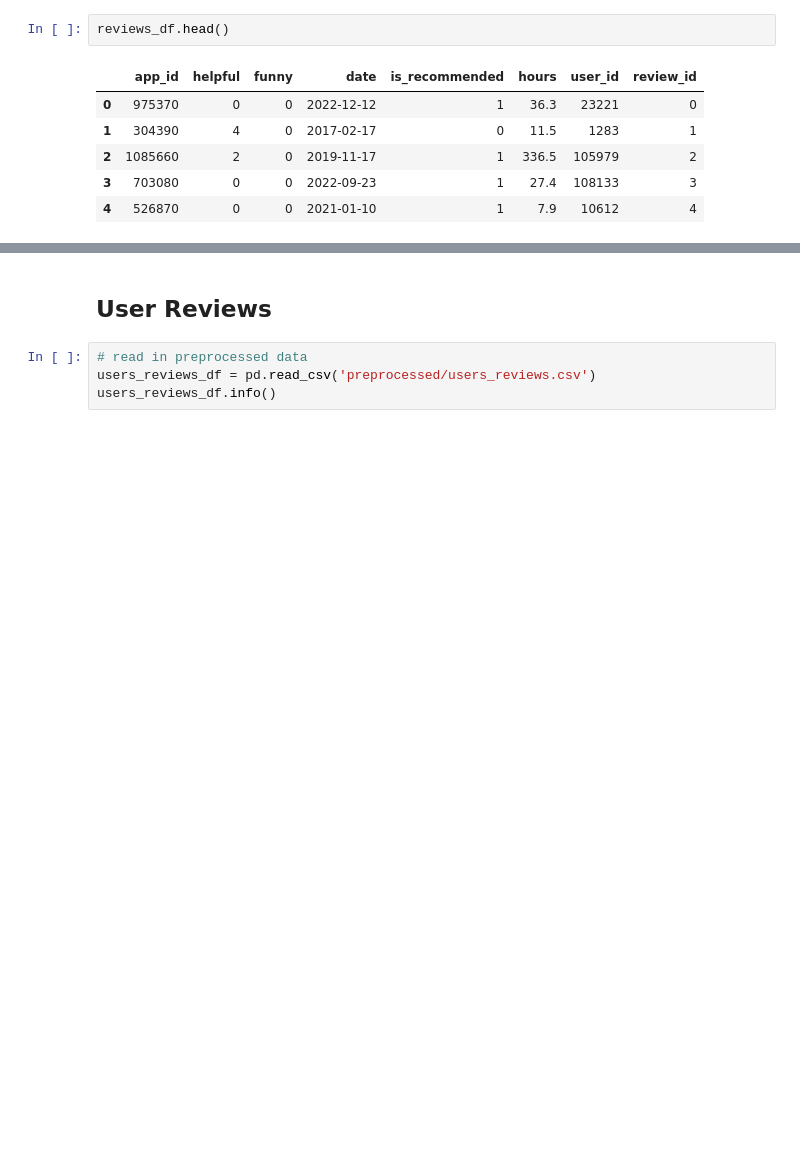
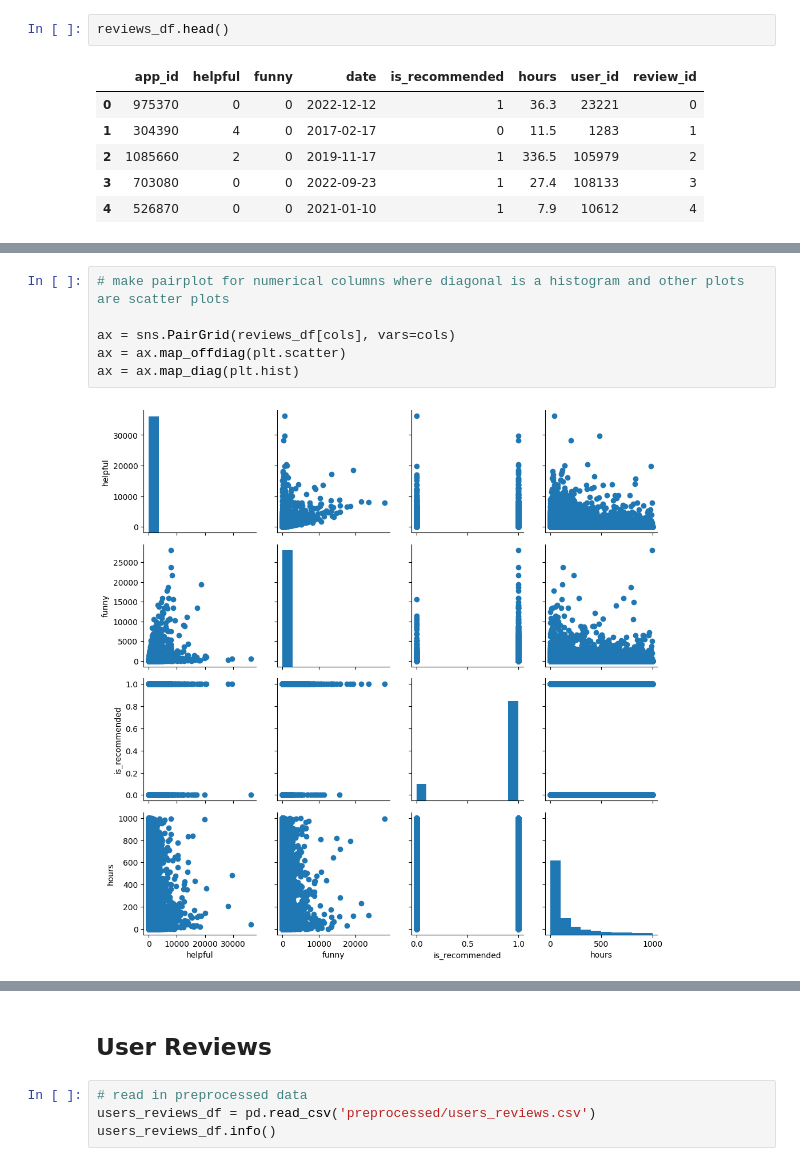
Before and after one commit to slvhuang/DL-Steam-Game-Recommender-System, a Jupyter notebook: 2_eda.ipynb, the cells around one changed output, grey strips where cells are left out. Drawn from its saved outputs; the diff is of its cells as text; blank space fills up the shorter version.

```diff
--- a/2_eda.ipynb
+++ b/2_eda.ipynb
@@ -200,0 +212,8 @@ reviews_df.head()
+# %%
+# make pairplot for numerical columns where diagonal is a histogram and other plots are scatter plots
+
+ax = sns.PairGrid(reviews_df[cols], vars=cols)
+ax = ax.map_offdiag(plt.scatter)
+ax = ax.map_diag(plt.hist)
+# %% [output]
+[figure, added]
```
Also changed, not shown: parts of 9 cells of this notebook, 1 other file.
